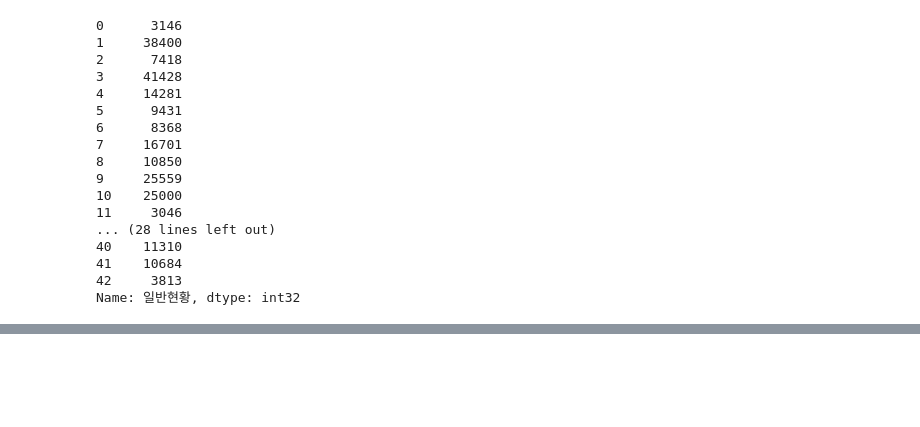
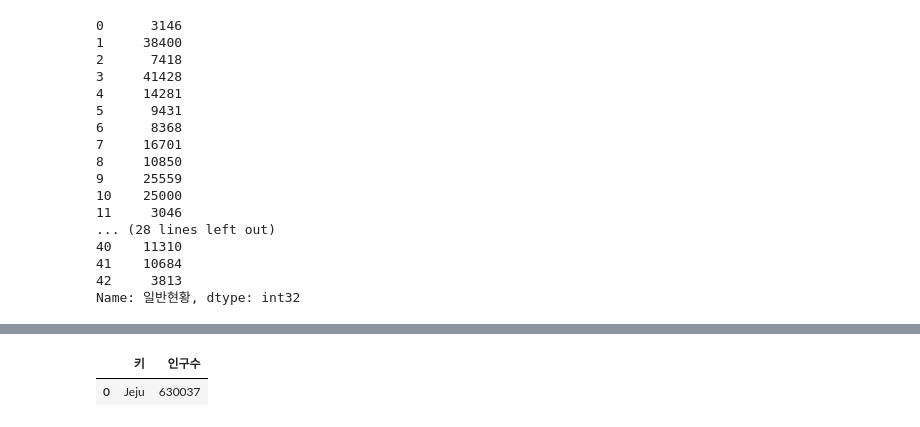
Before and after one commit to 107131n/phython_ex, a Jupyter notebook: 07_folium/03_jeju.ipynb, the cells around one changed output, grey strips where cells are left out. Cells and saved outputs as stored; diff of their text form; code cells hidden in the pictures; blank space fills up the shorter version.

```diff
--- a/07_folium/03_jeju.ipynb
+++ b/07_folium/03_jeju.ipynb
@@ -101,0 +106,2 @@ df.head(2)
+# %%
+df['키'] = df['지역'].replace(['제주시','서귀포시'],['Jeju','Seogwipo']) # str이 붙은 replace와 달리 str이 없는 replace는 전체 글자 변경
@@ -101,0 +110,6 @@ df.head(2)
+# %%
+df1 = df.groupby('키')['인구수'].sum()
+df1.to_frame().reset_index() # 시리즈에서 리셋_인덱스가 안됨, 데이터프레임으로 변경 후 가능
+# %% [output]
+|  | 키 | 인구수 |
+| 0 | Jeju | 630037 |
```
Also changed, not shown: parts of 16 cells of this notebook, 3 other files.
